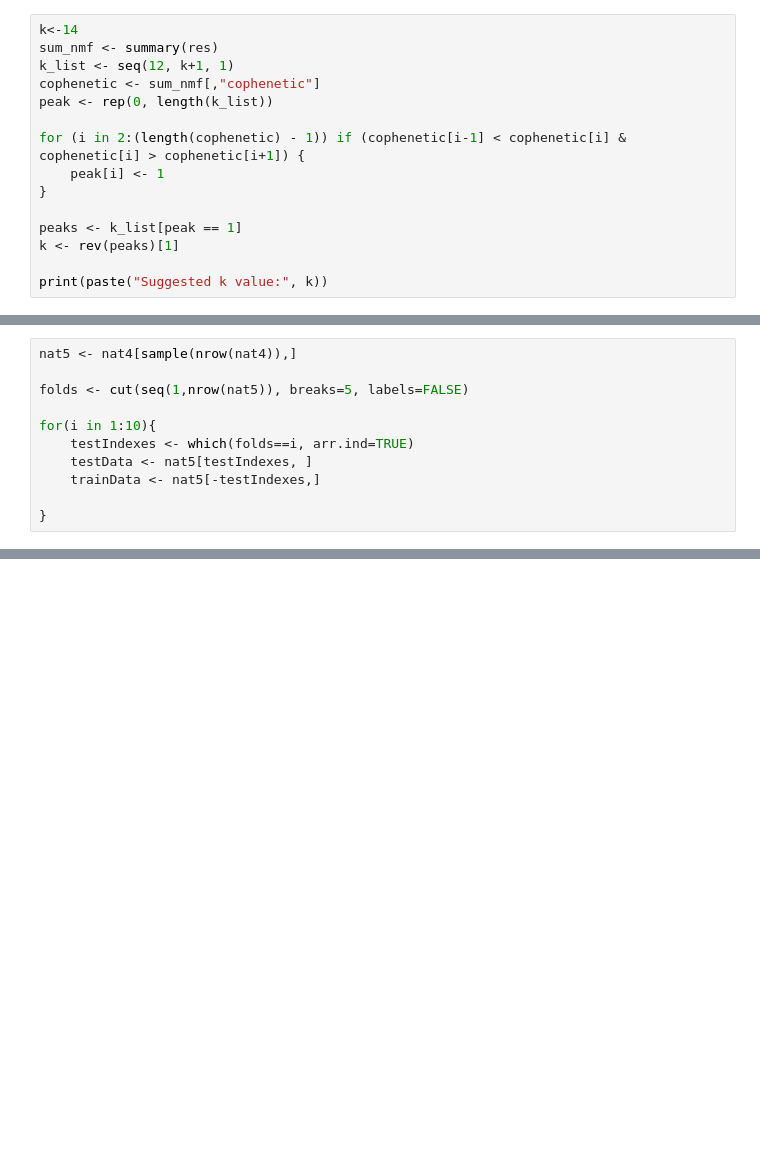
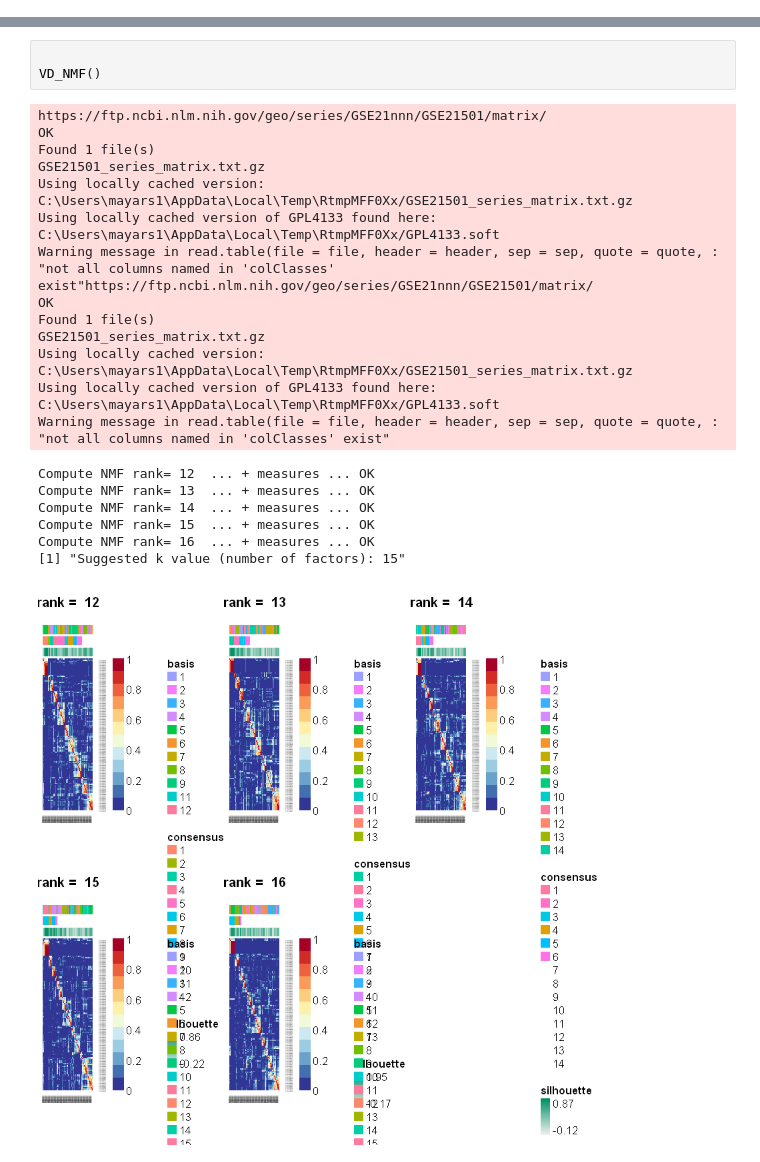
Before and after one commit to Slandert/VirtualMicrodissectionNMF, a Jupyter notebook: VirtualMicrodissectionNMF2.ipynb, the cells around one changed output, grey strips where cells are left out. Cells and saved outputs as stored; diff of their text form; blank space fills up the shorter version.

```diff
--- a/VirtualMicrodissectionNMF2.ipynb
+++ b/VirtualMicrodissectionNMF2.ipynb
@@ -81,15 +0,0 @@ plot(res)
-# %%
-k<-14
-sum_nmf <- summary(res)
-k_list <- seq(12, k+1, 1)
-cophenetic <- sum_nmf[,"cophenetic"]
-peak <- rep(0, length(k_list))
-
-for (i in 2:(length(cophenetic) - 1)) if (cophenetic[i-1] < cophenetic[i] & cophenetic[i] > cophenetic[i+1]) {
-    peak[i] <- 1
-}
-
-peaks <- k_list[peak == 1]
-k <- rev(peaks)[1]
-
-print(paste("Suggested k value:", k))
@@ -270,11 +0,0 @@ Loading required package: ggplot2
-# %%
-nat5 <- nat4[sample(nrow(nat4)),]
-
-folds <- cut(seq(1,nrow(nat5)), breaks=5, labels=FALSE)
-
-for(i in 1:10){
-    testIndexes <- which(folds==i, arr.ind=TRUE)
-    testData <- nat5[testIndexes, ]
-    trainData <- nat5[-testIndexes,]
-
-}
@@ -306,0 +79,28 @@ print(model)
+# %%
+
+VD_NMF()
+# %% [output]
+https://ftp.ncbi.nlm.nih.gov/geo/series/GSE21nnn/GSE21501/matrix/
+OK
+Found 1 file(s)
+GSE21501_series_matrix.txt.gz
+Using locally cached version: C:\Users\mayars1\AppData\Local\Temp\RtmpMFF0Xx/GSE21501_series_matrix.txt.gz
+Using locally cached version of GPL4133 found here:
+C:\Users\mayars1\AppData\Local\Temp\RtmpMFF0Xx/GPL4133.soft
+Warning message in read.table(file = file, header = header, sep = sep, quote = quote, :
+"not all columns named in 'colClasses' exist"https://ftp.ncbi.nlm.nih.gov/geo/series/GSE21nnn/GSE21501/matrix/
+OK
+Found 1 file(s)
+GSE21501_series_matrix.txt.gz
+Using locally cached version: C:\Users\mayars1\AppData\Local\Temp\RtmpMFF0Xx/GSE21501_series_matrix.txt.gz
+Using locally cached version of GPL4133 found here:
+C:\Users\mayars1\AppData\Local\Temp\RtmpMFF0Xx/GPL4133.soft
+Warning message in read.table(file = file, header = header, sep = sep, quote = quote, :
+"not all columns named in 'colClasses' exist"
+Compute NMF rank= 12  ... + measures ... OK
+Compute NMF rank= 13  ... + measures ... OK
+Compute NMF rank= 14  ... + measures ... OK
+Compute NMF rank= 15  ... + measures ... OK
+Compute NMF rank= 16  ... + measures ... OK
+[1] "Suggested k value (number of factors): 15"
+[figure, added]
```
Also changed, not shown: parts of 43 cells of this notebook.
